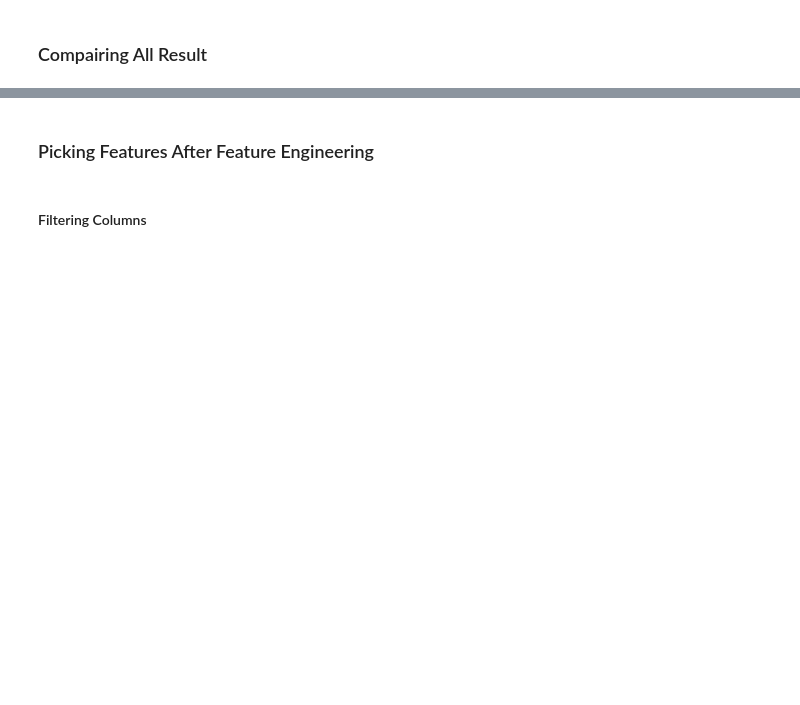
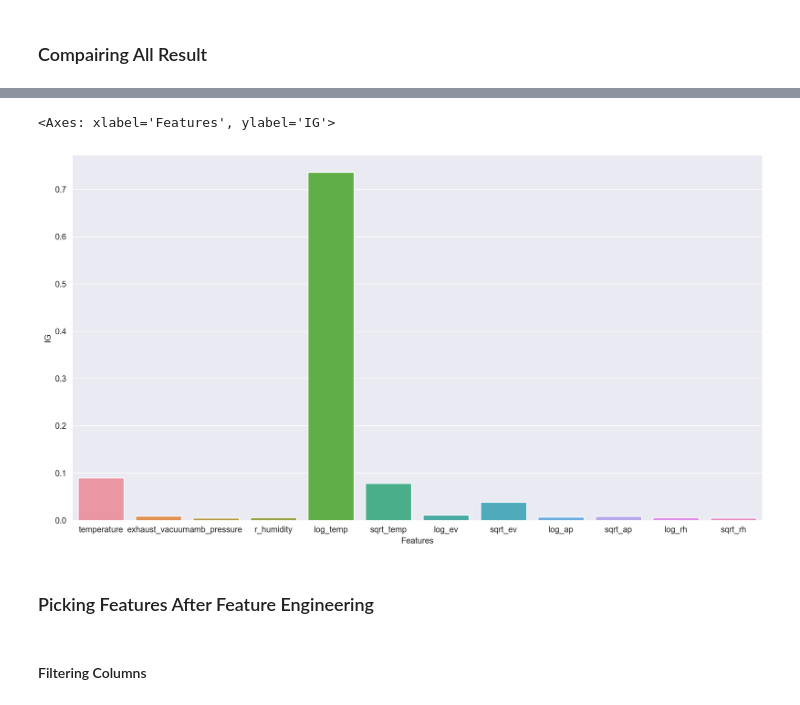
Before and after one commit to kunal-mallick/Energy_Production, a Jupyter notebook: Feature Engineering & Feature Extraction/Feature.ipynb, the cells around one changed output, grey strips where cells are left out. Drawn from its saved outputs; the diff is of its cells as text; code cells hidden in the pictures; blank space fills up the shorter version.

```diff
--- a/Feature Engineering & Feature Extraction/Feature.ipynb
+++ b/Feature Engineering & Feature Extraction/Feature.ipynb
@@ -130,2 +132,9 @@ sns.barplot(x = imp_cols.sort_values(by='IG', ascending=False).loc[:,'IG'],
+# %%
+sns.barplot(x = 'Features',
+            y = 'IG',
+            data = imp_cols)
+# %% [output]
+<Axes: xlabel='Features', ylabel='IG'>
+[figure, added]
 # %% [markdown]
 ### Picking Features After Feature Engineering
```
Also changed, not shown: parts of 40 cells of this notebook, 3 other files.
